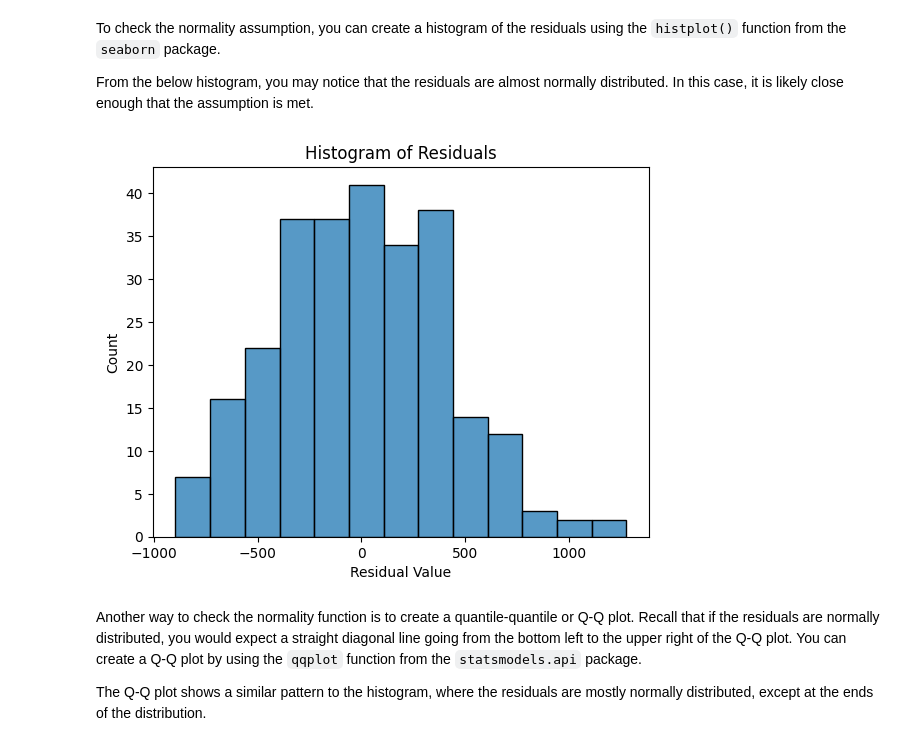
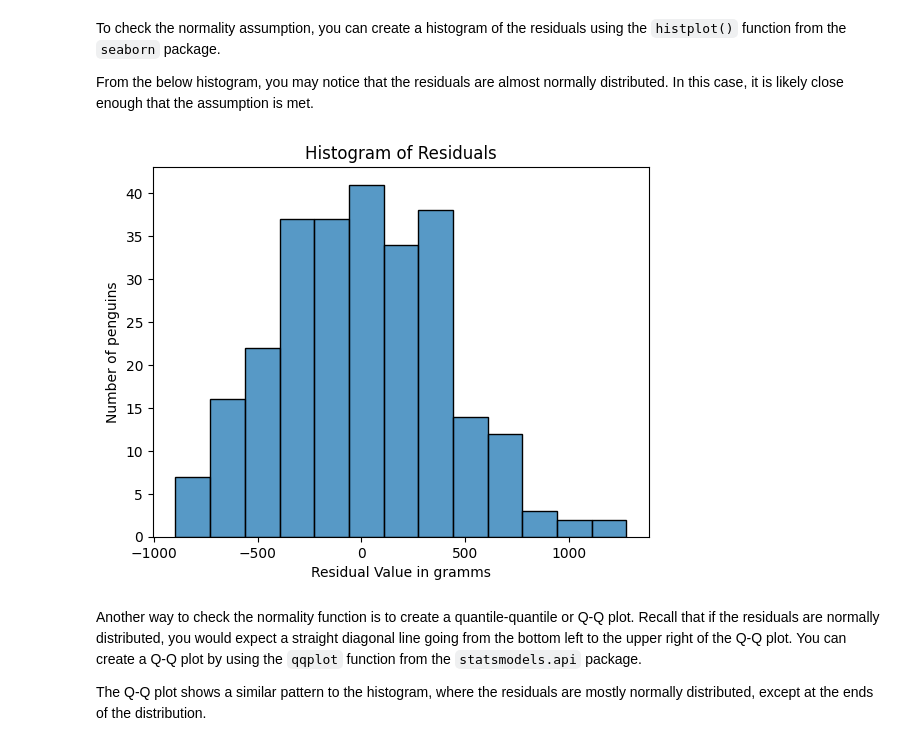
Before and after one commit to dyyland23-glitch/Penguins_Explore-linear-regression-with-Python, a Jupyter notebook: Penguins Explore linear regression with Python.ipynb, the cells around one changed output. Saved outputs shown, nothing was run; the diff lists cells and outputs as text; code cells hidden in the pictures.

```diff
--- a/Penguins Explore linear regression with Python.ipynb
+++ b/Penguins Explore linear regression with Python.ipynb
@@ -300,11 +309,13 @@ From the below histogram, you may notice that the residuals are almost normally
 # %%
 import matplotlib.pyplot as plt
 fig = sns.histplot(residuals)
-fig.set_xlabel("Residual Value")
+fig.set_xlabel("Residual Value in gramms")
+fig.set_ylabel("Number of penguins")
+
 fig.set_title("Histogram of Residuals")
 plt.show()
 # %% [output]
-[figure, old version]
+[figure, new version]
 # %% [markdown]
 Another way to check the normality function is to create a quantile-quantile or Q-Q plot. Recall that if the residuals are normally distributed, you would expect a straight diagonal line going from the bottom left to the upper right of the Q-Q plot. You can create a Q-Q plot by using the `qqplot` function from the `statsmodels.api` package.
 
```
Also changed, not shown: parts of 10 cells of this notebook.
